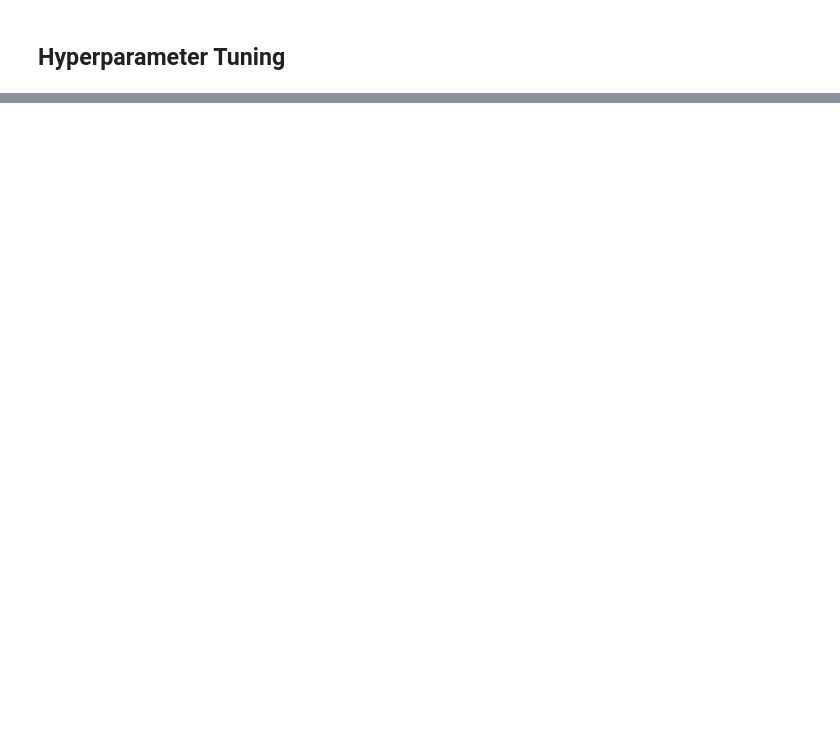
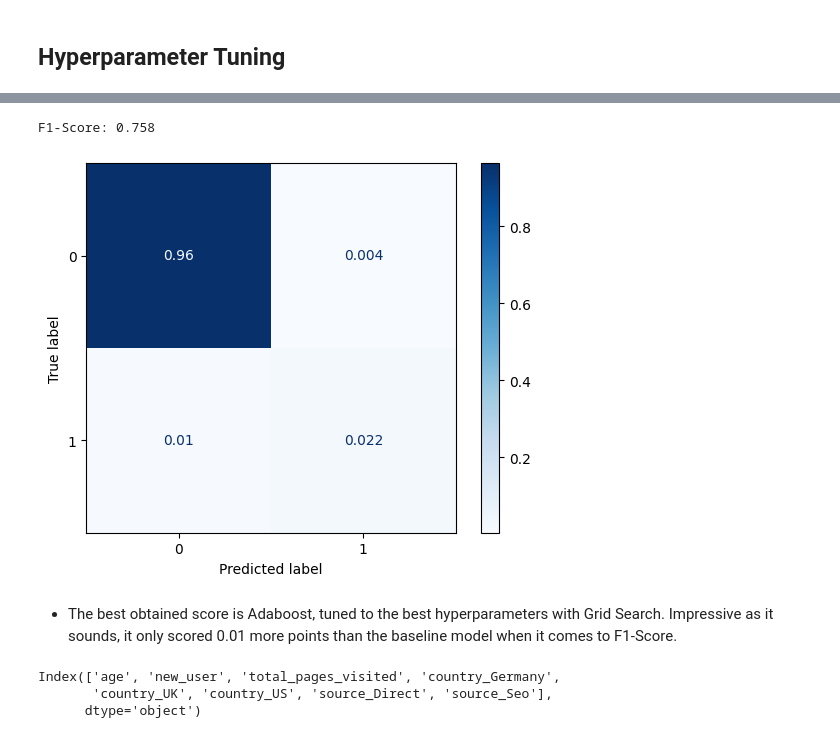
Before and after one commit to davidegc1/SupervisedML_ConversionRateChallenge, a Jupyter notebook: Conversion_Challenge.ipynb, the cells around one changed output, grey strips where cells are left out. Drawn from its saved outputs; the diff is of its cells as text; code cells hidden in the pictures; blank space fills up the shorter version.

```diff
--- a/Conversion_Challenge.ipynb
+++ b/Conversion_Challenge.ipynb
@@ -645,0 +903,24 @@ plt.show()
+# %%
+xgb_tuned = xgb_grid_search.best_estimator_
+xgb_tuned.fit(X_train, y_train)
+
+print(f"F1-Score: {f1_score(y_val, xgb_tuned.predict(X_val)).round(3)}")
+
+# display confusion matrix
+ConfusionMatrixDisplay.from_estimator(xgb_tuned, X_val, y_val,
+                                      normalize="all",
+                                      values_format=".2g",
+                                      cmap="Blues")
+plt.show()
+# %% [output]
+F1-Score: 0.758
+[figure, added]
+# %% [markdown]
+- The best obtained score is Adaboost, tuned to the best hyperparameters with Grid Search. Impressive as it sounds, it only scored 0.01 more points than the baseline model when it comes to F1-Score.
+# %%
+cols = train.columns.drop("converted")
+cols
+# %% [output]
+Index(['age', 'new_user', 'total_pages_visited', 'country_Germany',
+       'country_UK', 'country_US', 'source_Direct', 'source_Seo'],
+      dtype='object')
```
Also changed, not shown: parts of 39 cells of this notebook, 2 other files.
